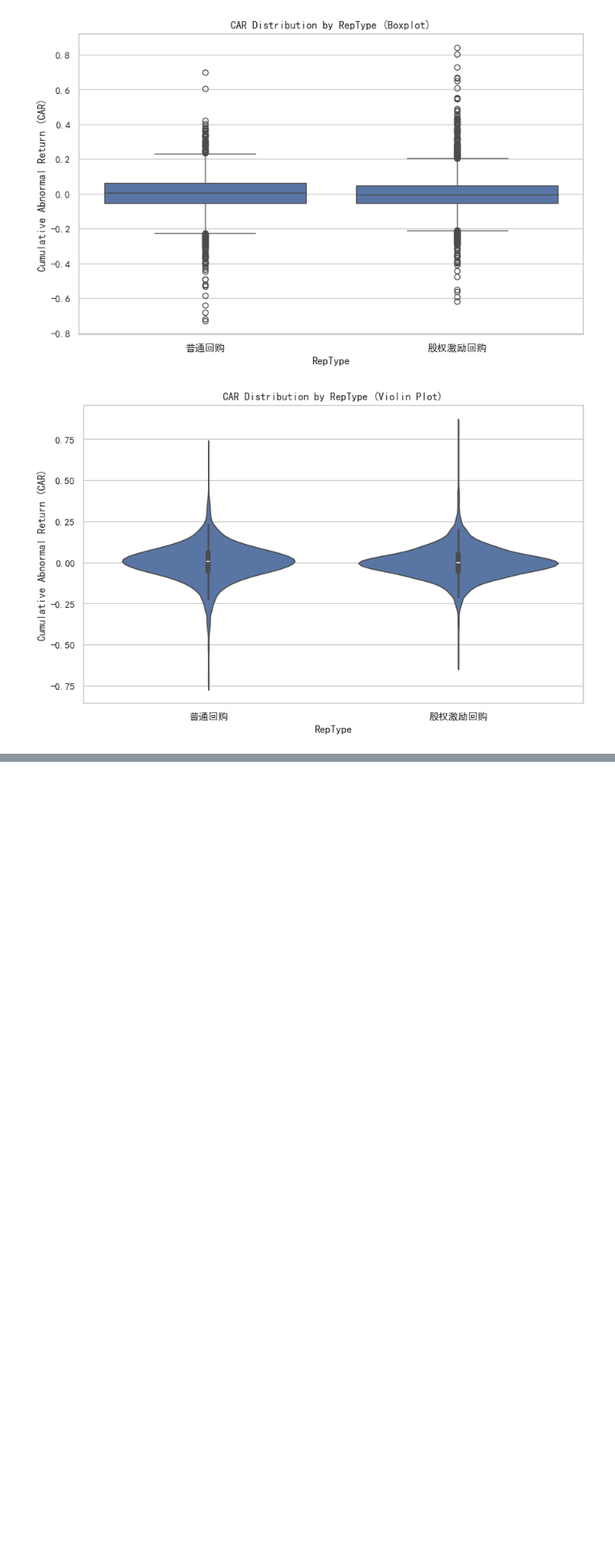
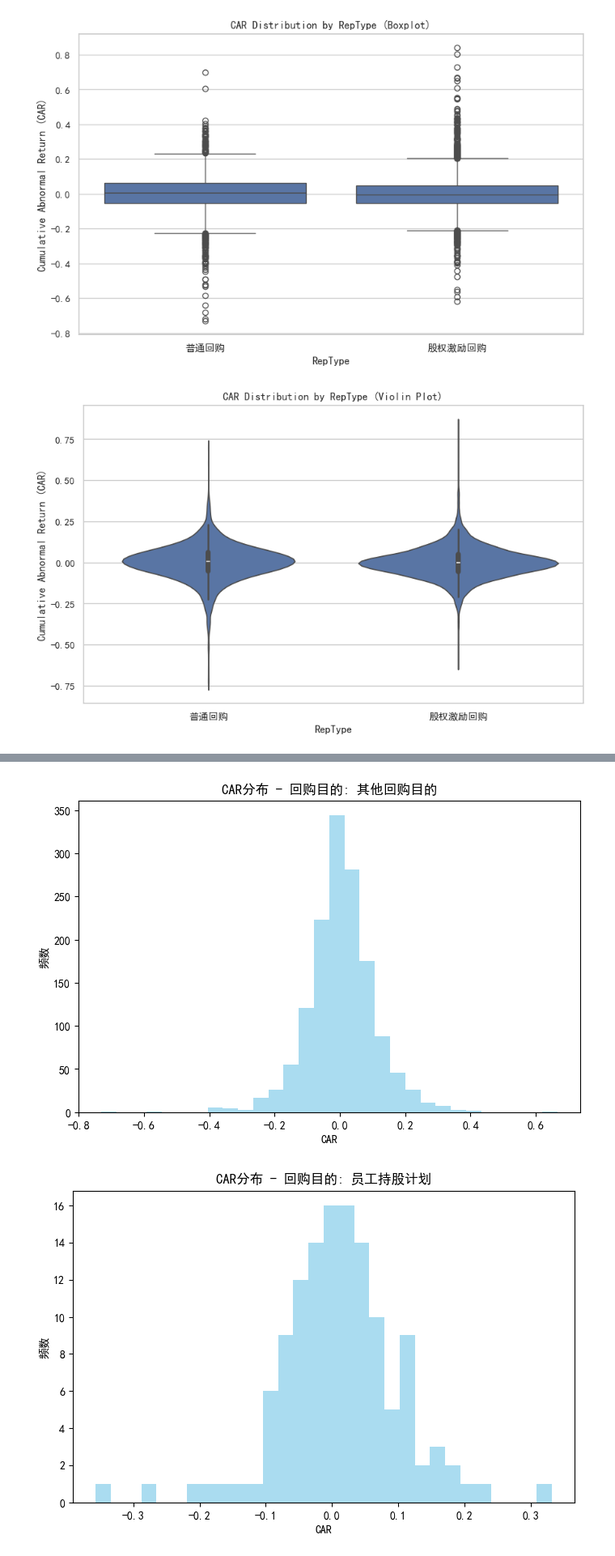
Before and after one commit to PaperDragon85/Buyback-Dividend-in-Innovation-Competition, a Jupyter notebook: CAR.ipynb, the cells around one changed output, grey strips where cells are left out. Shown at 81% size. Drawn from its saved outputs; the diff is of its cells as text; code cells hidden in the pictures; blank space fills up the shorter version.

```diff
--- a/CAR.ipynb
+++ b/CAR.ipynb
@@ -144,0 +207,19 @@ plt.show()
+# %%
+df_CAR = df_raw.copy()
+# %%
+
+
+calculator = batch_car_calculator.BatchCARCalculator(
+    stock_col="代码",
+    date_col="预案日",
+    df=df_CAR,
+    estimation_window=(-120, -30),
+    event_window=(-5, 5)
+)
+
+df_result = calculator.run()
+
+# 保存结果
+output_path = "./data/processed/CAR_sample_result_new.xlsx"
+df_result.to_excel(output_path, index=False)
+print(f"计算完成，结果已保存至: {output_path}")
@@ -144,0 +247,15 @@ plt.show()
+# %%
+import matplotlib.pyplot as plt
+
+group_col = '回购目的'  # 替换为你要分组的列名
+
+for name, group in df_result.groupby(group_col):
+    plt.figure(figsize=(8, 5))
+    plt.hist(group['CAR'], bins=30, alpha=0.7, color='skyblue')
+    plt.xlabel('CAR')
+    plt.ylabel('频数')
+    plt.title(f'CAR分布 - {group_col}: {name}')
+    plt.show()
+# %% [output]
+[figure, added]
+[figure, added]
```
Also changed, not shown: parts of 6 cells of this notebook, 20 other files.
